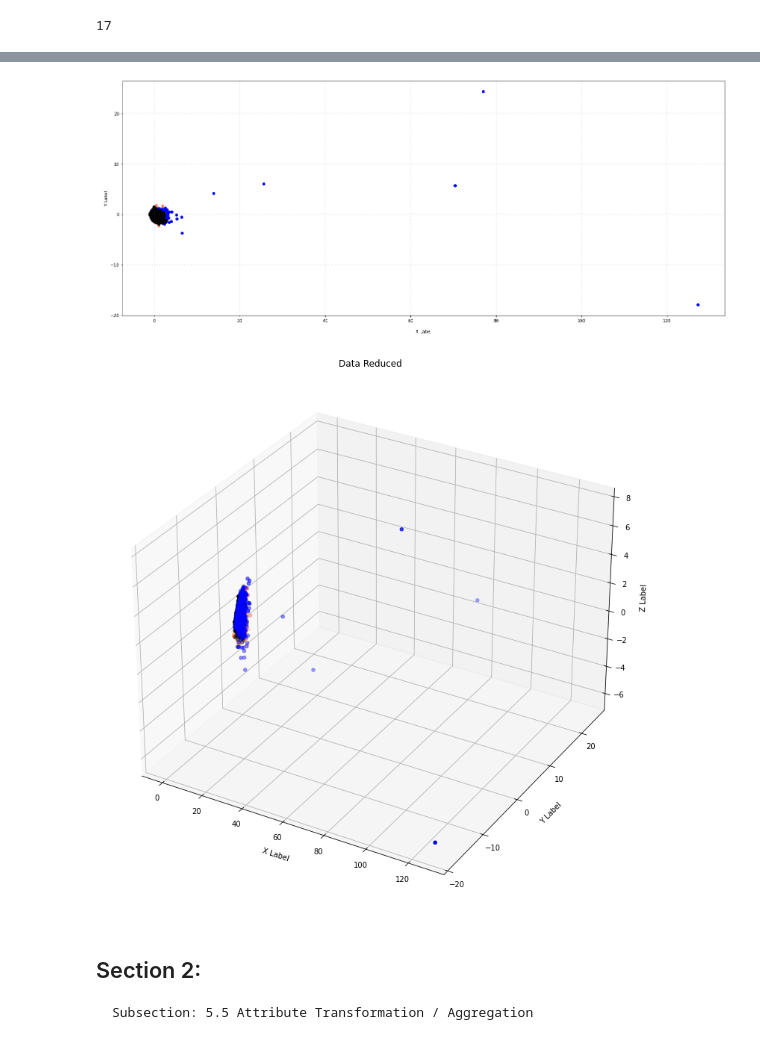
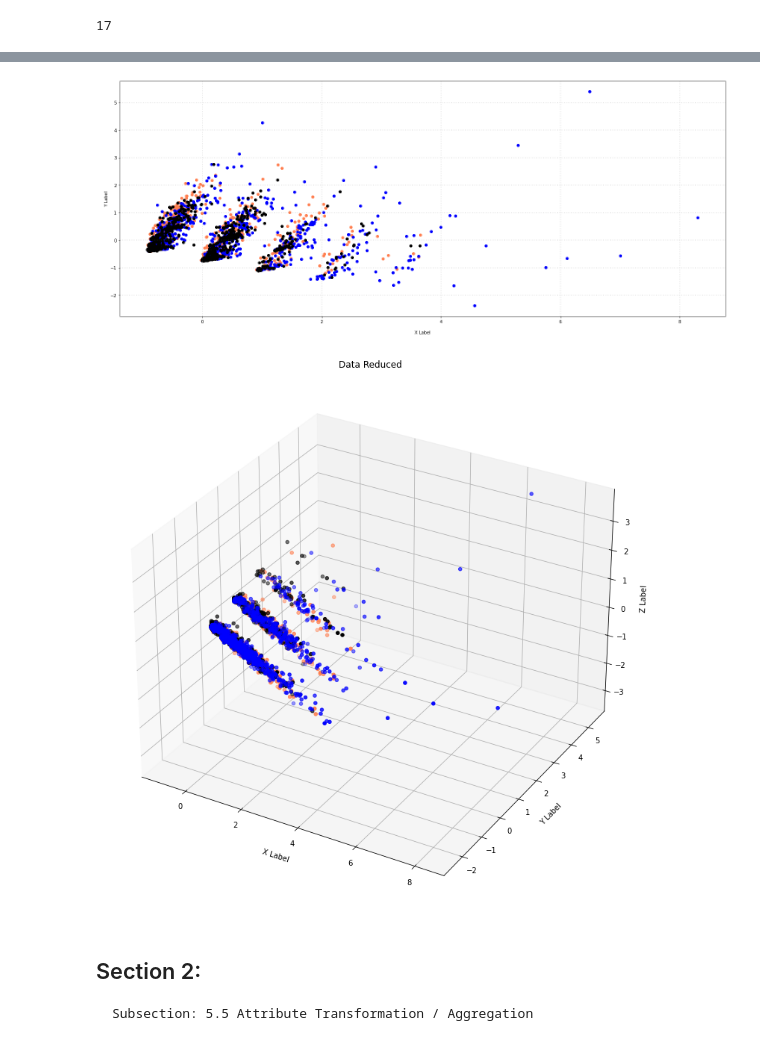
Before and after one commit to acmloria/DM2021-Lab1-Homework, a Jupyter notebook: DM2021-Lab1-Homework.ipynb, the cells around one changed output, grey strips where cells are left out. Saved outputs shown, nothing was run; the diff lists cells and outputs as text; code cells hidden in the pictures.

```diff
--- a/DM2021-Lab1-Homework.ipynb
+++ b/DM2021-Lab1-Homework.ipynb
@@ -833,6 +798,0 @@ df[df.duplicated('Review',keep = False)].sort_values('Review',axis=0)
-# %%
-#So we have 17 duplicated records. (As you can see above there are 34 records in total
-# considering also the 'original' or first copy.) I think its safe to
-# assume each repeated record was done by error. So we will eliminate them.
-
-df.drop_duplicates(keep= "first", inplace = True)
@@ -864,0 +825,3 @@ df.tail()
+# %%
+# drop duplicates
+df.drop_duplicates(keep=False, inplace=True) # inplaces directly applies the changesb
@@ -924,5 +914,2 @@ combined_df = pd.concat([df.Category_Name.value_counts(),
 # %%
-import nltk
-df['unigrams'] = df.Review.apply(lambda x: dmh.tokenize_text(x))
-print(df[0:4]['unigrams'])
-df[0:4]
+df['unigrams'] = df['review'].apply(lambda x: dmh.tokenize_text(x))
@@ -948,2 +932,5 @@ df_counts = count_vectorizer.fit_transform(df.Review)
+# %%
+count_vectorizer = CountVectorizer()
+df_counts = count_vectorizer.fit_transform(df.review)
 # %%
 new_analyzer = count_vectorizer.build_analyzer()
@@ -1051,21 +1035,21 @@ print(df_reduced.shape)
 # %%
 col2 = ['coral', 'blue', 'black']
 
 # plot
 fig2 = plt.figure(figsize = (25,10))
 ax = fig2.subplots()
 
 for c, category in zip(col2, category_name):
-    xs = df_reduced[df['Category_Name'] == category].T[0]
-    ys = df_reduced[df['Category_Name'] == category].T[1]
+    xs = df_reduced[df['category_name'] == category].T[0]
+    ys = df_reduced[df['category_name'] == category].T[1]
 
     ax.scatter(xs, ys, c = c, marker='o')
 
 ax.grid(color='gray', linestyle=':', linewidth=2, alpha=0.2)
 ax.set_xlabel('\nX Label')
 ax.set_ylabel('\nY Label')
 
 plt.show()
 # %% [output]
-[figure, old version]
+[figure, new version]
 # %%
@@ -1073,7 +1056,5 @@ plt.show()
 df_reduced = PCA(n_components = 3).fit_transform(df_counts.toarray())
 # %%
-#from mpl_toolkits.mplot3d import Axes3D   Imported already
-
 col2 = ['coral', 'blue', 'black']
 
 # plot
@@ -1082,9 +1063,9 @@ fig2 = plt.figure(figsize = (25,10))
 ax2 = Axes3D(fig2)
 
 for c, category in zip(col2, category_name):
-    xs = df_reduced[df['Category_Name'] == category].T[0]
-    ys = df_reduced[df['Category_Name'] == category].T[1]
-    zs = df_reduced[df['Category_Name'] == category].T[2]
+    xs = df_reduced[df['category_name'] == category].T[0]
+    ys = df_reduced[df['category_name'] == category].T[1]
+    zs = df_reduced[df['category_name'] == category].T[2]
 
     #xes3D.scatter(xs, ys, zs=0, zdir='z', s=20, depthshade=True)
     ax2.scatter(xs, ys, zs,  c = c, marker='o')
@@ -1097,7 +1078,7 @@ ax2.set_title("Data Reduced")
 
 plt.show()
 # %% [output]
-[figure, old version]
+[figure, new version]
 # %% [markdown]
 ## Section 2:
     Subsection: 5.5 Attribute Transformation / Aggregation
```
Also changed, not shown: parts of 56 cells of this notebook.
